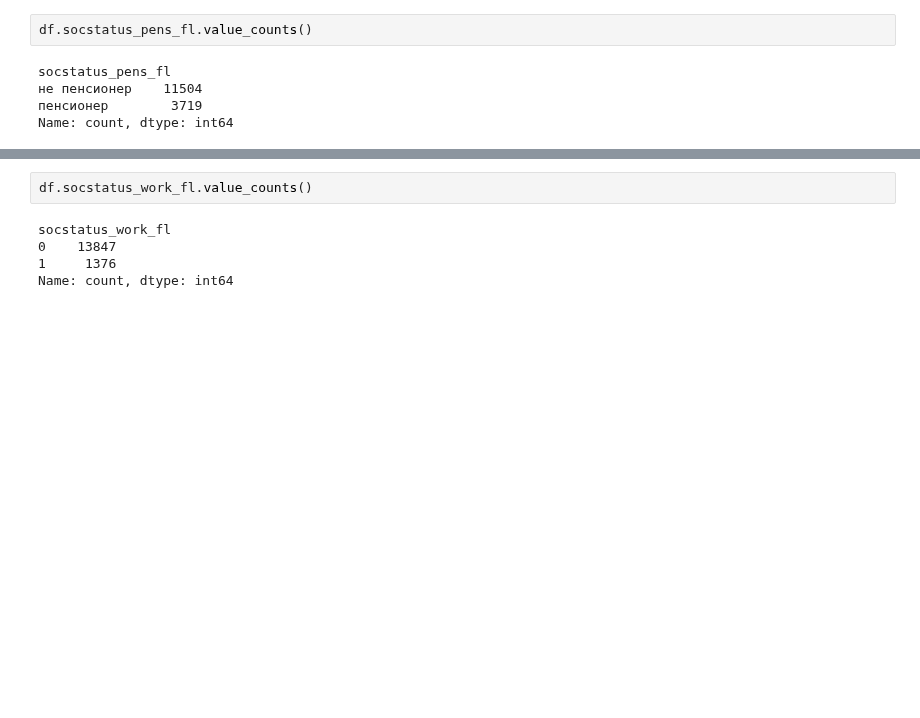
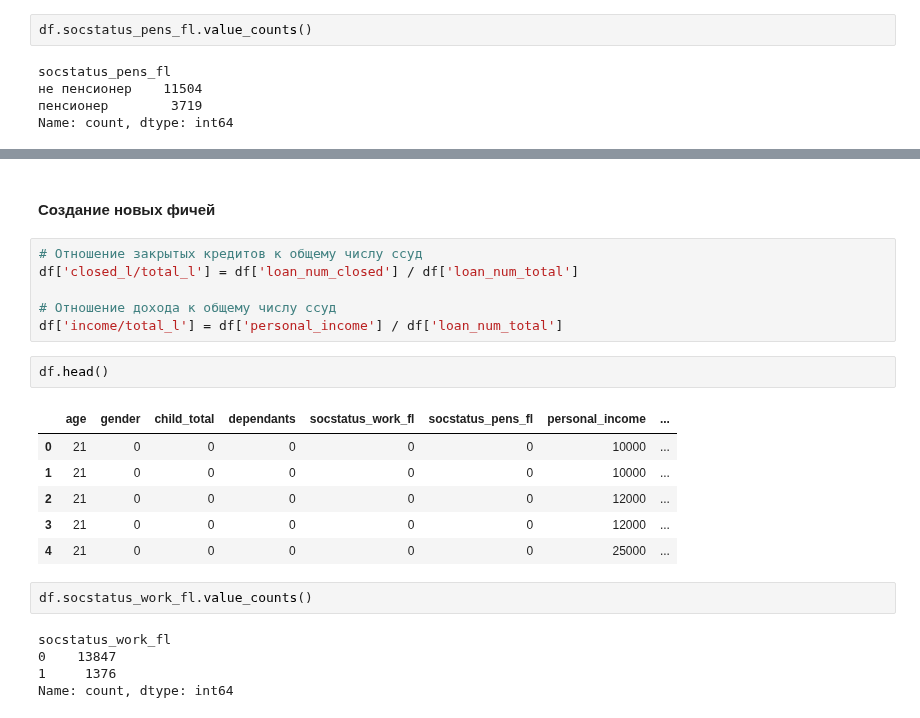
Before and after one commit to IgorKolotushkin/machine_learning_ds, a Jupyter notebook: hw4/homework. Метод ближайших соседей.ipynb, the cells around one changed output, grey strips where cells are left out. Drawn from its saved outputs; the diff is of its cells as text; blank space fills up the shorter version.

```diff
--- a/hw4/homework. Метод ближайших соседей.ipynb
+++ b/hw4/homework. Метод ближайших соседей.ipynb
@@ -344,3 +407,20 @@ sns.pairplot(num_df[['target', 'loan_num_closed']])
+# %% [markdown]
+#### Создание новых фичей
+# %%
+# Отношение закрытых кредитов к общему числу ссуд
+df['closed_l/total_l'] = df['loan_num_closed'] / df['loan_num_total']
+
+# Отношение дохода к общему числу ссуд
+df['income/total_l'] = df['personal_income'] / df['loan_num_total']
+# %%
+df.head()
+# %% [output]
+|  | age | gender | child_total | dependants | socstatus_work_fl | socstatus_pens_fl | personal_income | ... |
+| 0 | 21 | 0 | 0 | 0 | 0 | 0 | 10000 | ... |
+| 1 | 21 | 0 | 0 | 0 | 0 | 0 | 10000 | ... |
+| 2 | 21 | 0 | 0 | 0 | 0 | 0 | 12000 | ... |
+| 3 | 21 | 0 | 0 | 0 | 0 | 0 | 12000 | ... |
+| 4 | 21 | 0 | 0 | 0 | 0 | 0 | 25000 | ... |
 # %%
 df.socstatus_work_fl.value_counts()
 # %% [output]
```
Also changed, not shown: parts of 38 cells of this notebook.
